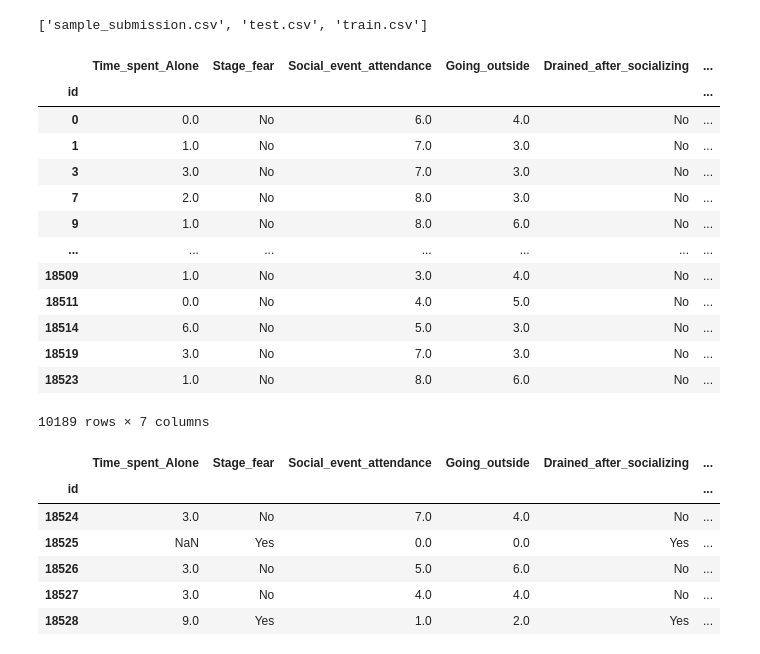
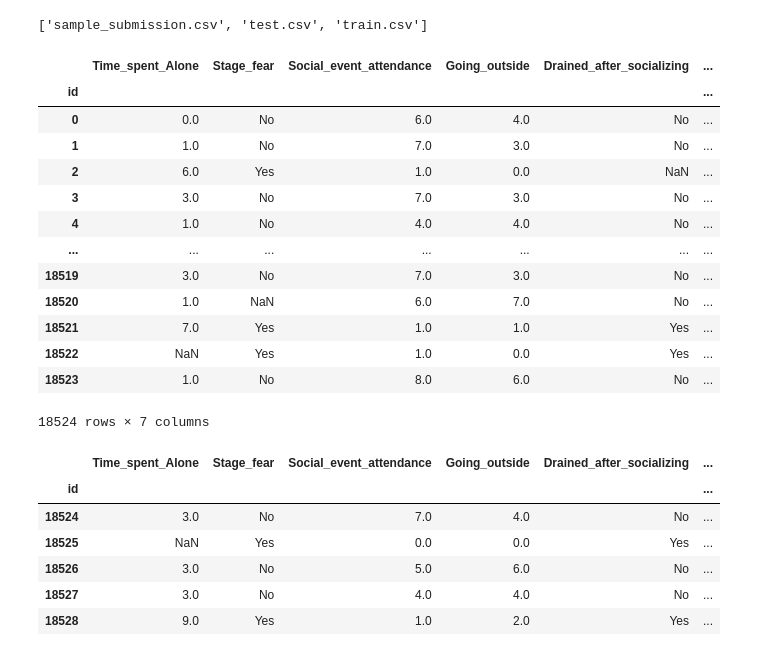
Before and after one commit to Keroshi/Kaggle-Introverts-from-Extroverts-Prediction, a Jupyter notebook: actual_CBC.ipynb, the cells around one changed output. Drawn from its saved outputs; the diff is of its cells as text; code cells hidden in the pictures.

```diff
--- a/actual_CBC.ipynb
+++ b/actual_CBC.ipynb
@@ -12,25 +11,24 @@ files
 ['sample_submission.csv', 'test.csv', 'train.csv']
 # %%
 train_df = pd.read_csv(os.path.join(base_dir, files[2])).set_index("id")
-train_df = train_df.dropna()
 target = train_df["Personality"]
 train_df.drop("Personality", inplace=True, axis=1)
 train_df
 # %% [output]
 |  | Time_spent_Alone | Stage_fear | Social_event_attendance | Going_outside | Drained_after_socializing | ... |
 | id |  |  |  |  |  | ... |
 | 0 | 0.0 | No | 6.0 | 4.0 | No | ... |
 | 1 | 1.0 | No | 7.0 | 3.0 | No | ... |
+| 2 | 6.0 | Yes | 1.0 | 0.0 | NaN | ... |
 | 3 | 3.0 | No | 7.0 | 3.0 | No | ... |
-| 7 | 2.0 | No | 8.0 | 3.0 | No | ... |
-| 9 | 1.0 | No | 8.0 | 6.0 | No | ... |
+| 4 | 1.0 | No | 4.0 | 4.0 | No | ... |
 | ... | ... | ... | ... | ... | ... | ... |
-| 18509 | 1.0 | No | 3.0 | 4.0 | No | ... |
-| 18511 | 0.0 | No | 4.0 | 5.0 | No | ... |
-| 18514 | 6.0 | No | 5.0 | 3.0 | No | ... |
 | 18519 | 3.0 | No | 7.0 | 3.0 | No | ... |
+| 18520 | 1.0 | NaN | 6.0 | 7.0 | No | ... |
+| 18521 | 7.0 | Yes | 1.0 | 1.0 | Yes | ... |
+| 18522 | NaN | Yes | 1.0 | 0.0 | Yes | ... |
 | 18523 | 1.0 | No | 8.0 | 6.0 | No | ... |
-10189 rows × 7 columns
+18524 rows × 7 columns
 # %%
 test_df = pd.read_csv(os.path.join(base_dir, files[1])).set_index("id")
 test_df
```
Also changed, not shown: parts of 9 cells of this notebook, 7 other files.
